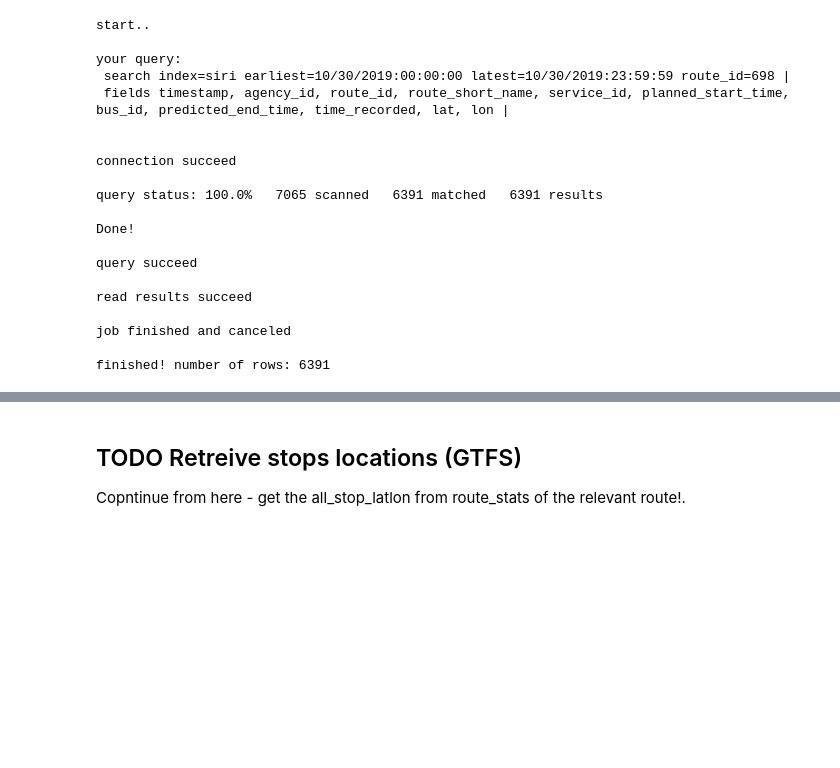
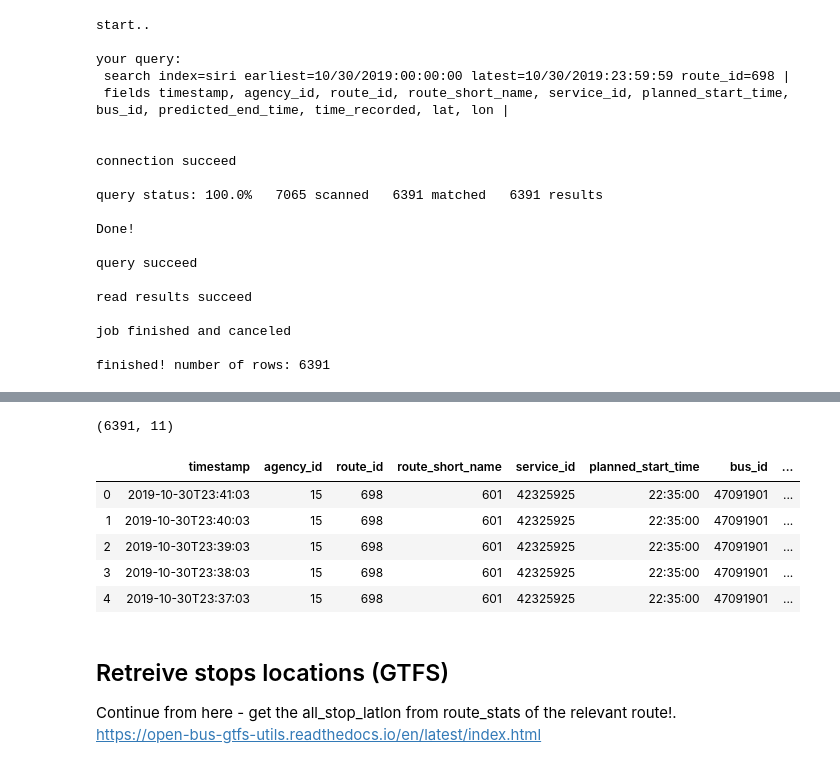
Before and after one commit to hasadna/open-bus, a Jupyter notebook: notebooks/Nativ_plus_get_trips_duration_Nov_2019.ipynb, the cells around one changed output, grey strips where cells are left out. Saved outputs shown, nothing was run; the diff lists cells and outputs as text; code cells hidden in the pictures; blank space fills up the shorter version.

```diff
--- a/notebooks/Nativ_plus_get_trips_duration_Nov_2019.ipynb
+++ b/notebooks/Nativ_plus_get_trips_duration_Nov_2019.ipynb
@@ -259,4 +243,16 @@ siri_data
+# %%
+print(siri_data.shape)
+siri_data.head()
+# %% [output]
+(6391, 11)
+|  | timestamp | agency_id | route_id | route_short_name | service_id | planned_start_time | bus_id | ... |
+| 0 | 2019-10-30T23:41:03 | 15 | 698 | 601 | 42325925 | 22:35:00 | 47091901 | ... |
+| 1 | 2019-10-30T23:40:03 | 15 | 698 | 601 | 42325925 | 22:35:00 | 47091901 | ... |
+| 2 | 2019-10-30T23:39:03 | 15 | 698 | 601 | 42325925 | 22:35:00 | 47091901 | ... |
+| 3 | 2019-10-30T23:38:03 | 15 | 698 | 601 | 42325925 | 22:35:00 | 47091901 | ... |
+| 4 | 2019-10-30T23:37:03 | 15 | 698 | 601 | 42325925 | 22:35:00 | 47091901 | ... |
 # %% [markdown]
-## TODO Retreive stops locations (GTFS)
+## Retreive stops locations (GTFS)
 
-Copntinue from here - get the all_stop_latlon from route_stats of the relevant route!.
+Continue from here - get the all_stop_latlon from route_stats of the relevant route!.
+https://open-bus-gtfs-utils.readthedocs.io/en/latest/index.html
```
Also changed, not shown: parts of 12 cells of this notebook.
